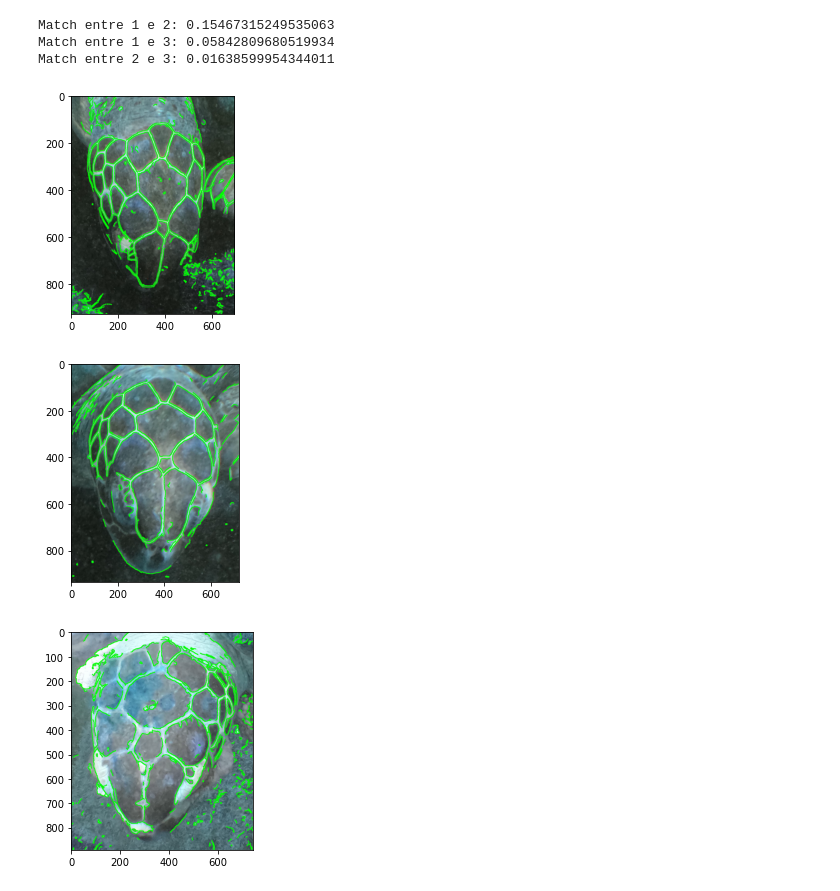
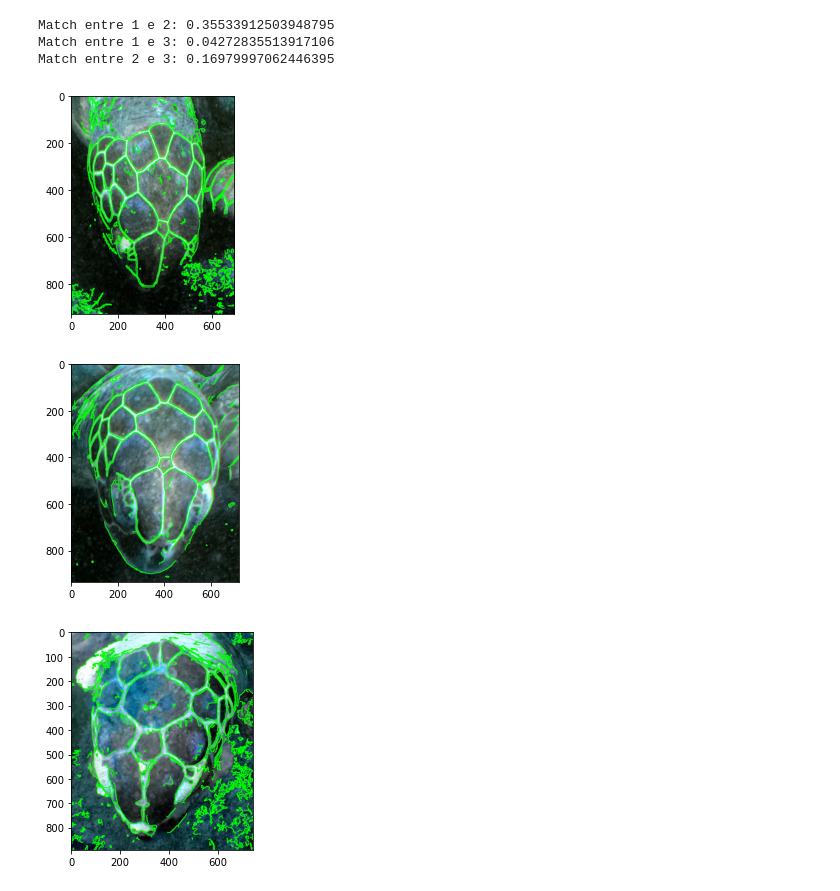
Before and after one commit to UFRJ-Analytica/hacking-rio-2022-time-1, a Jupyter notebook: notebooks/outline_detector/contours.ipynb, the cells around one changed output. Drawn from its saved outputs; the diff is of its cells as text; code cells hidden in the pictures.

```diff
--- a/notebooks/outline_detector/contours.ipynb
+++ b/notebooks/outline_detector/contours.ipynb
@@ -12,51 +57,54 @@ image_path_3 = data_path + "tartaruga2.JPG"
 # %%
 def treat_image(img):
     img_gray = cv2.cvtColor(img, cv2.COLOR_BGR2GRAY)
-    img_gray = cv2.GaussianBlur(img_gray, (5, 5), 0)
+    img_gray = cv2.GaussianBlur(img_gray, (3, 3), 0)
     # img_gray = cv2.adaptiveThreshold(img_gray, 255, cv2.ADAPTIVE_THRESH_GAUSSIAN_C, cv2.THRESH_BINARY_INV, 11, 4)
-    img_gray = cv2.Canny(img_gray, 50, 130, 3, L2gradient = False)
+    img_gray = cv2.Canny(img_gray, 30, 150, 7, L2gradient = True)
     return img_gray
 # %%
 img1 = cv2.imread(image_path_1)
+img1, alpha, beta = automatic_brightness_and_contrast(img1)
 img_gray1 = treat_image(img1)
 
 img2 = cv2.imread(image_path_2)
+img2, alpha, beta = automatic_brightness_and_contrast(img2)
 img_gray2 = treat_image(img2)
 
 img3 = cv2.imread(image_path_3)
+img3, alpha, beta = automatic_brightness_and_contrast(img3)
 img_gray3 = treat_image(img3)
 
 
 contours1, hierarchy1 = cv2.findContours(img_gray1, cv2.RETR_TREE, cv2.CHAIN_APPROX_NONE)
 contours2, hierarchy2 = cv2.findContours(img_gray2, cv2.RETR_TREE, cv2.CHAIN_APPROX_NONE)
 contours3, hierarchy3 = cv2.findContours(img_gray3, cv2.RETR_TREE, cv2.CHAIN_APPROX_NONE)
 
 
 d2=cv2.matchShapes(img_gray1, img_gray2, cv2.CONTOURS_MATCH_I2, 0)
 print("Match entre 1 e 2:", d2)
 
 d3=cv2.matchShapes(img_gray1, img_gray3, cv2.CONTOURS_MATCH_I2, 0)
 print("Match entre 1 e 3:", d3)
 
 d4=cv2.matchShapes(img_gray2, img_gray3, cv2.CONTOURS_MATCH_I2, 0)
 print("Match entre 2 e 3:", d4)
 
 
 cv2.drawContours(img1, contours1, -1, (0, 255, 0), 2)
 plt.imshow(img1)
 plt.show()
 
 cv2.drawContours(img2, contours2, -1, (0, 255, 0), 2)
 plt.imshow(img2)
 plt.show()
 
 cv2.drawContours(img3, contours3, -1, (0, 255, 0), 2)
 plt.imshow(img3)
 plt.show()
 # %% [output]
-Match entre 1 e 2: 0.15467315249535063
-Match entre 1 e 3: 0.05842809680519934
-Match entre 2 e 3: 0.01638599954344011
+Match entre 1 e 2: 0.35533912503948795
+Match entre 1 e 3: 0.04272835513917106
+Match entre 2 e 3: 0.16979997062446395
-[figure, old version]
+[figure, new version]
-[figure, old version]
+[figure, new version]
-[figure, old version]
+[figure, new version]
```
Also changed, not shown: parts of 1 cell of this notebook, 4 other files.
